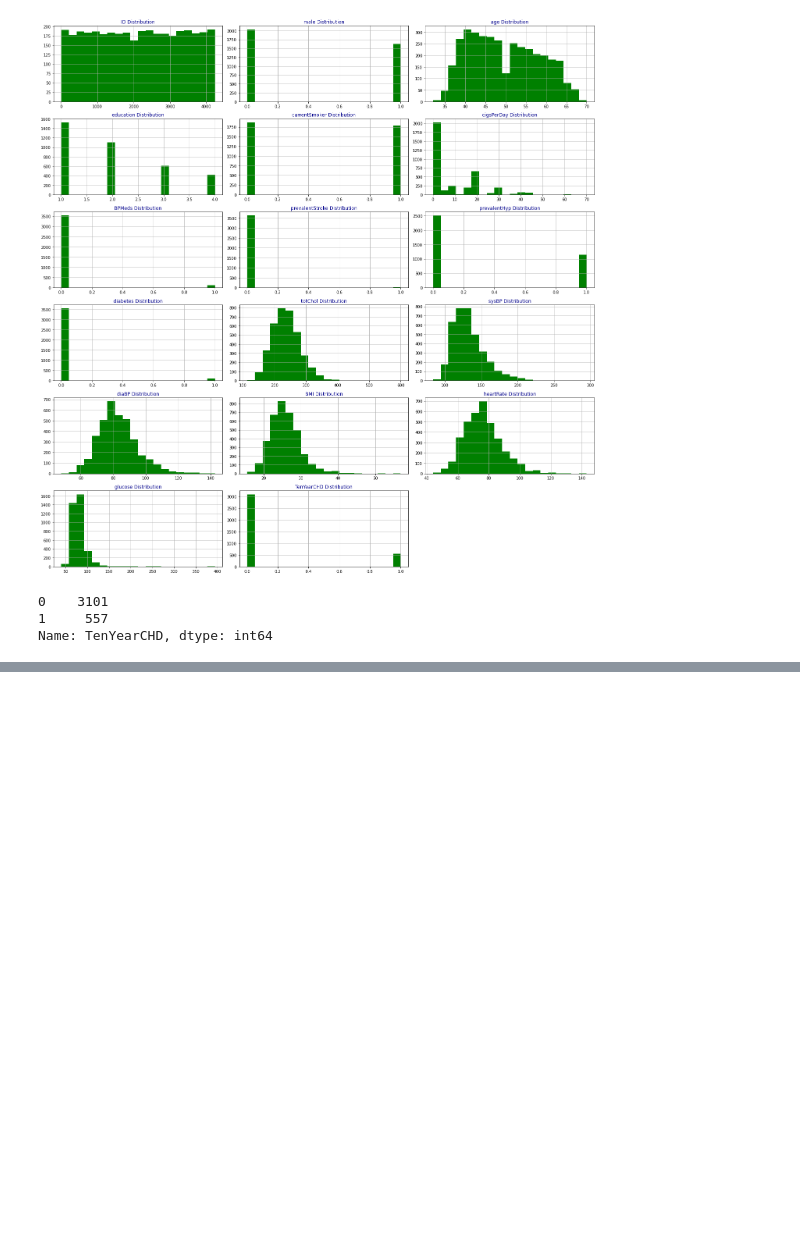
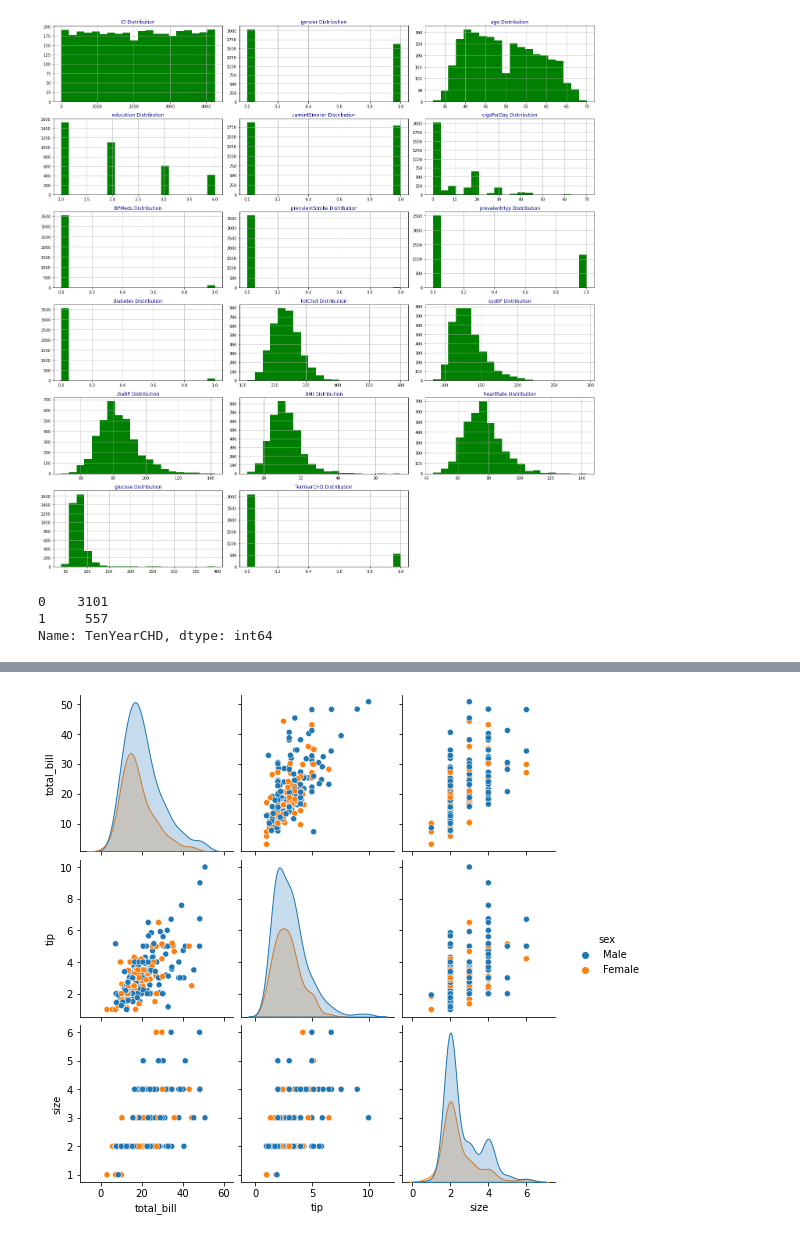
Before and after one commit to sajedehsaremi/Healthy-tuples, a Jupyter notebook: DataAnalysis.ipynb, the cells around one changed output, grey strips where cells are left out. Saved outputs shown, nothing was run; the diff lists cells and outputs as text; code cells hidden in the pictures; blank space fills up the shorter version.

```diff
--- a/DataAnalysis.ipynb
+++ b/DataAnalysis.ipynb
@@ -118,0 +134,9 @@ Name: TenYearCHD, dtype: int64
+# %%
+# loading dataset using seaborn
+df = seaborn.load_dataset('tips')
+# pairplot with hue sex
+seaborn.pairplot(df, hue ='sex')
+# to show
+plt.show()
+# %% [output]
+[figure, added]
```
Also changed, not shown: parts of 4 cells of this notebook, 1 other file.
